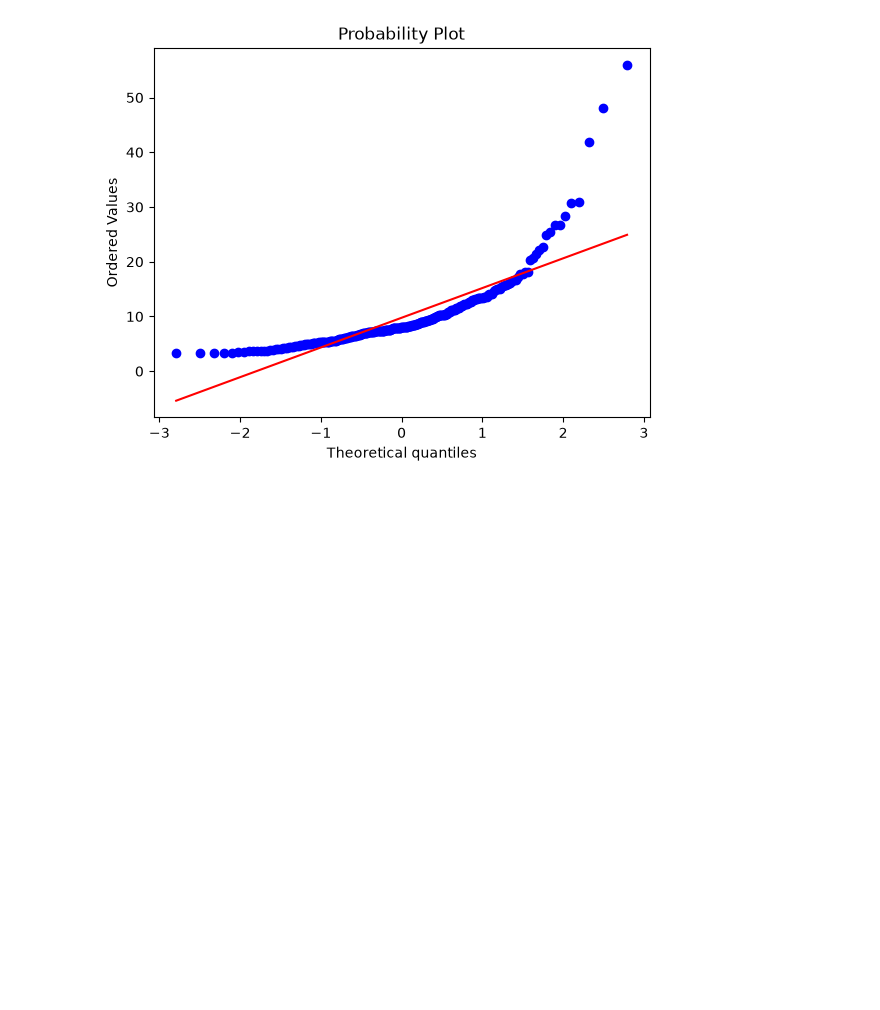
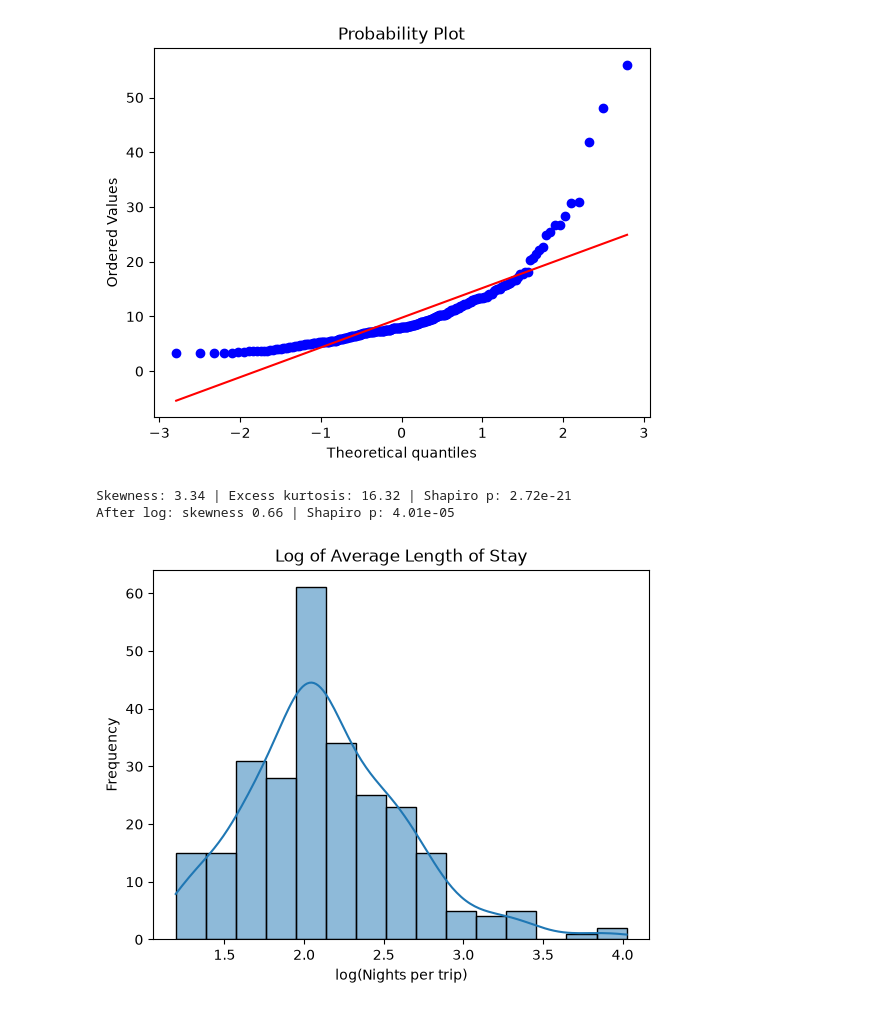
Before and after one commit to 2026628-design/AssignTourism, a Jupyter notebook: TourismD.ipynb, the cells around one changed output. Saved outputs shown, nothing was run; the diff lists cells and outputs as text; code cells hidden in the pictures; blank space fills up the shorter version.

```diff
--- a/TourismD.ipynb
+++ b/TourismD.ipynb
@@ -537,0 +541,17 @@ plt.show()
+# %%
+from scipy.stats import skew, kurtosis, shapiro
+
+print(f"Skewness: {skew(los):.2f} | Excess kurtosis: {kurtosis(los):.2f} | Shapiro p: {shapiro(los).pvalue:.2e}")
+
+log_los = np.log(los)
+print(f"After log: skewness {skew(log_los):.2f} | Shapiro p: {shapiro(log_los).pvalue:.2e}")
+
+sns.histplot(log_los, kde=True)
+plt.title('Log of Average Length of Stay')
+plt.xlabel('log(Nights per trip)')
+plt.ylabel('Frequency')
+plt.show()
+# %% [output]
+Skewness: 3.34 | Excess kurtosis: 16.32 | Shapiro p: 2.72e-21
+After log: skewness 0.66 | Shapiro p: 4.01e-05
+[figure, added]
```
Also changed, not shown: parts of 3 cells of this notebook.
